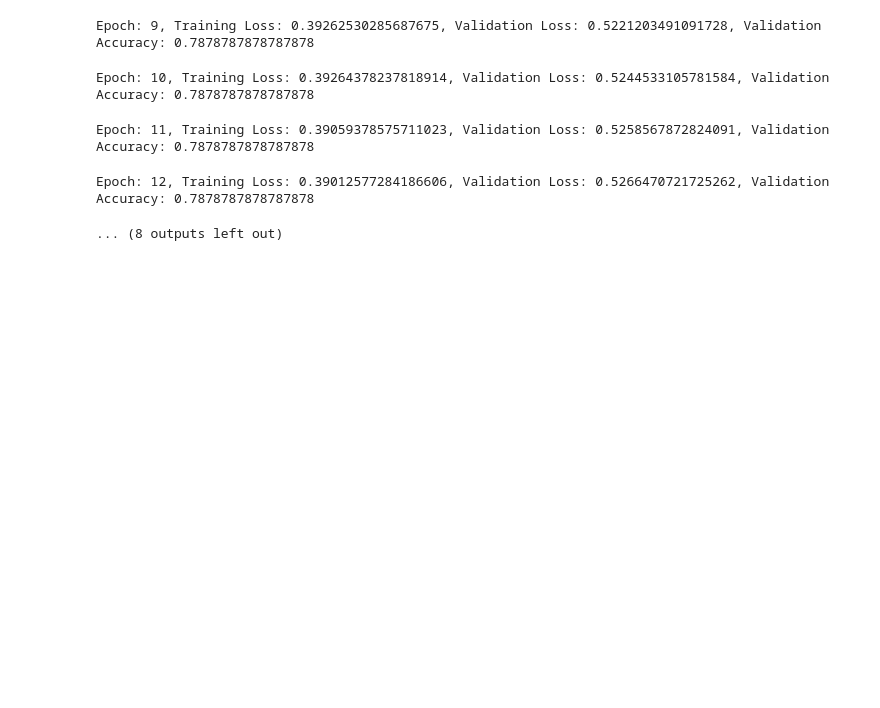
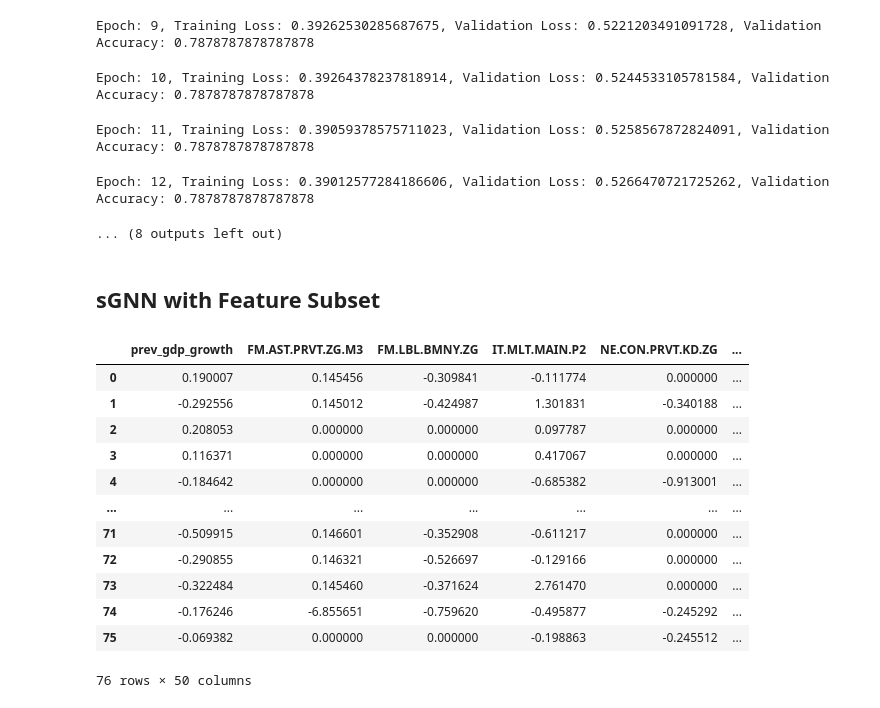
Before and after one commit to soschuetze/Trade-GNN-ChangePoint, a Jupyter notebook: graph_encoder.ipynb, the cells around one changed output. Drawn from its saved outputs; the diff is of its cells as text; code cells hidden in the pictures; blank space fills up the shorter version.

```diff
--- a/graph_encoder.ipynb
+++ b/graph_encoder.ipynb
@@ -329,6 +330,10 @@ print("Test years:", test_years)
 Train years: [2005, 1969, 2002, 1997, 1993, 1982, 2001, 2000, 1962, 1985, 1978, 2016, 1986, 1987, 1989, 1971, 2013, 1996, 1995, 1967, 2017, 1974, 1990, 1977, 1980, 2014, 1965, 1984, 2006, 1973, 1968,  ...
 Validation years: [1975, 1983, 2009, 1966, 1999, 1988, 2007, 1979, 1972, 2015, 2003]
 Test years: [1963, 1964, 1976, 1992, 1994, 1998, 2004, 2008, 2010, 2011, 2012, 2018, 2020]
+# %%
+train_years = [2005, 1969, 2002, 1997, 1993, 1982, 2001, 2000, 1962, 1985, 1978, 2016, 1986, 1987, 1989, 1971, 2013, 1996, 1995, 1967, 2017, 1974, 1990, 1977, 1980, 2014, 1965, 1984, 2006, 1973, 1968, 1981, 1970, 1991, 2019]
+val_years = [1975, 1983, 2009, 1966, 1999, 1988, 2007, 1979, 1972, 2015, 2003]
+test_years = [1963, 1964, 1976, 1992, 1994, 1998, 2004, 2008, 2010, 2011, 2012, 2018, 2020]
 # %%
 train_graphs = []
 val_graphs = []
@@ -634,3 +639,5 @@ Epoch: 10, Training Loss: 0.39264378237818914, Validation Loss: 0.52445331057815
 Epoch: 11, Training Loss: 0.39059378575711023, Validation Loss: 0.5258567872824091, Validation Accuracy: 0.7878787878787878
 Epoch: 12, Training Loss: 0.39012577284186606, Validation Loss: 0.5266470721725262, Validation Accuracy: 0.7878787878787878
 ... (8 outputs left out)
+# %% [markdown]
+## sGNN with Feature Subset
@@ -636,0 +1124,19 @@ Epoch: 12, Training Loss: 0.39012577284186606, Validation Loss: 0.52664707217252
+# %%
+with open("data/filtered_features_dict.pkl", "rb") as f:
+    feat_dict = pkl.load(f)
+# %%
+feat_dict[1962].combined_features
+# %% [output]
+|  | prev_gdp_growth | FM.AST.PRVT.ZG.M3 | FM.LBL.BMNY.ZG | IT.MLT.MAIN.P2 | NE.CON.PRVT.KD.ZG | ... |
+| 0 | 0.190007 | 0.145456 | -0.309841 | -0.111774 | 0.000000 | ... |
+| 1 | -0.292556 | 0.145012 | -0.424987 | 1.301831 | -0.340188 | ... |
+| 2 | 0.208053 | 0.000000 | 0.000000 | 0.097787 | 0.000000 | ... |
+| 3 | 0.116371 | 0.000000 | 0.000000 | 0.417067 | 0.000000 | ... |
+| 4 | -0.184642 | 0.000000 | 0.000000 | -0.685382 | -0.913001 | ... |
+| ... | ... | ... | ... | ... | ... | ... |
+| 71 | -0.509915 | 0.146601 | -0.352908 | -0.611217 | 0.000000 | ... |
+| 72 | -0.290855 | 0.146321 | -0.526697 | -0.129166 | 0.000000 | ... |
+| 73 | -0.322484 | 0.145460 | -0.371624 | 2.761470 | 0.000000 | ... |
+| 74 | -0.176246 | -6.855651 | -0.759620 | -0.495877 | -0.245292 | ... |
+| 75 | -0.069382 | 0.000000 | 0.000000 | -0.198863 | -0.245512 | ... |
+76 rows × 50 columns
```
Also changed, not shown: parts of 8 cells of this notebook.
